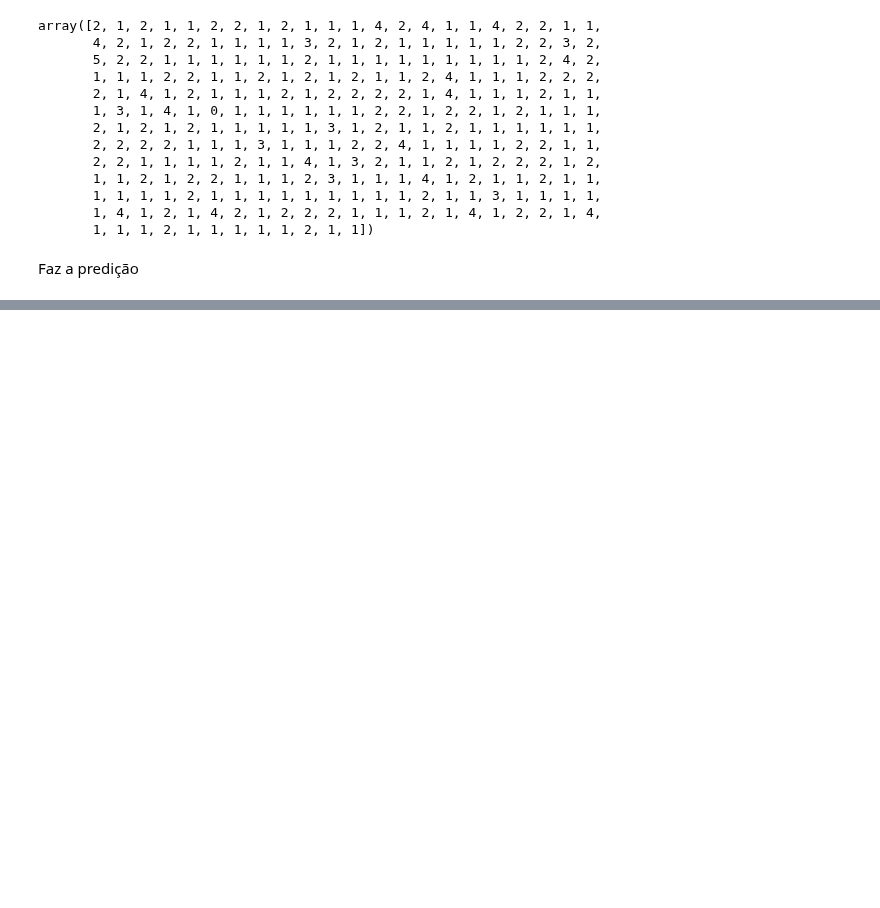
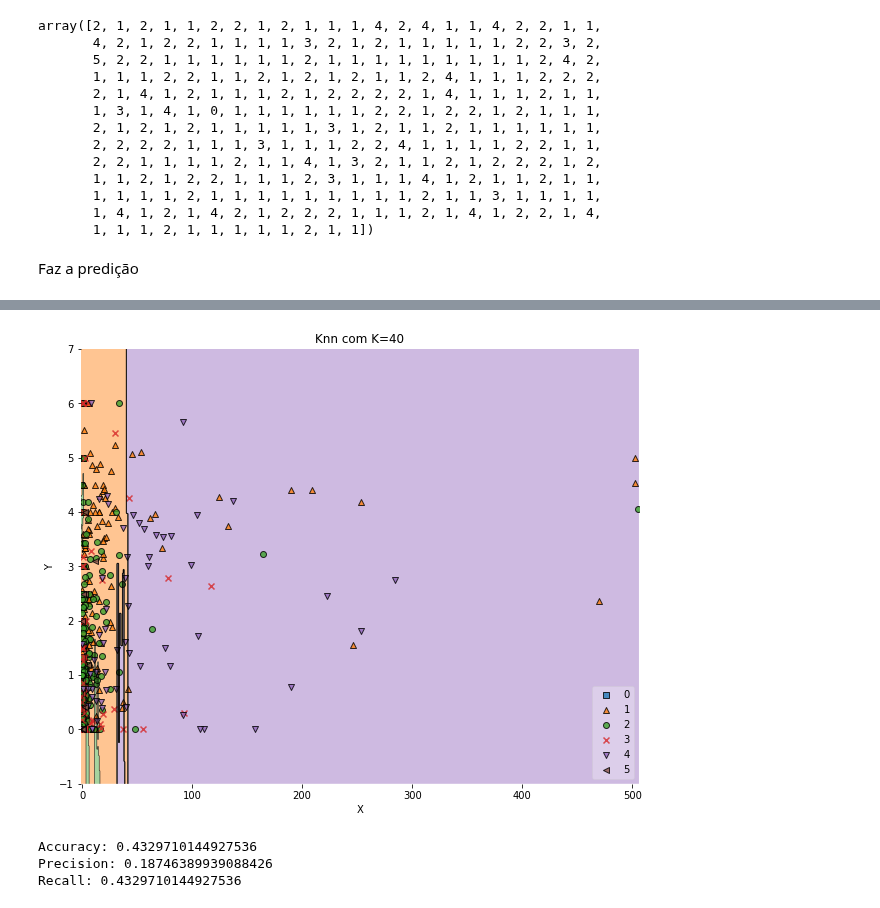
Before and after one commit to roxacarv/edulearn, a Jupyter notebook: classificação/classification.ipynb, the cells around one changed output, grey strips where cells are left out. Cells and saved outputs as stored; diff of their text form; code cells hidden in the pictures; blank space fills up the shorter version.

```diff
--- a/classificação/classification.ipynb
+++ b/classificação/classification.ipynb
@@ -179,0 +222,40 @@ Text(0, 0.5, 'Mean Error')
+# %%
+
+def knn_comparison(X, y, k):
+  clf = KNeighborsClassifier(n_neighbors=k)
+  clf.fit(X, y)
+  value=1.5
+  width=0.75
+# Plotting decision region
+  plt.figure(figsize=(10, 8))
+  plot_decision_regions(
+     X.to_numpy(),
+     y,
+     clf=clf,
+     legend=4
+     )
+# Adding axes annotations
+  plt.xlabel("X")
+  plt.ylabel("Y")
+  plt.title("Knn com K=" + str(k))
+  plt.show()
+
+for i in [40]:
+  knn_comparison(X_train, y_train, i)
+# %% [output]
+[figure, added]
+# %%
+from sklearn import svm
+from sklearn import metrics
+
+clf = svm.SVC(kernel='linear')
+clf.fit(X_train, y_train)
+y_pred = clf.predict(X_test)
+
+print("Accuracy:",metrics.accuracy_score(y_test, y_pred))
+print("Precision:",metrics.precision_score(y_test, y_pred, average="weighted"))
+print("Recall:",metrics.recall_score(y_test, y_pred, average="weighted"))
+# %% [output]
+Accuracy: 0.4329710144927536
+Precision: 0.18746389939088426
+Recall: 0.4329710144927536
```
Also changed, not shown: parts of 6 cells of this notebook.
